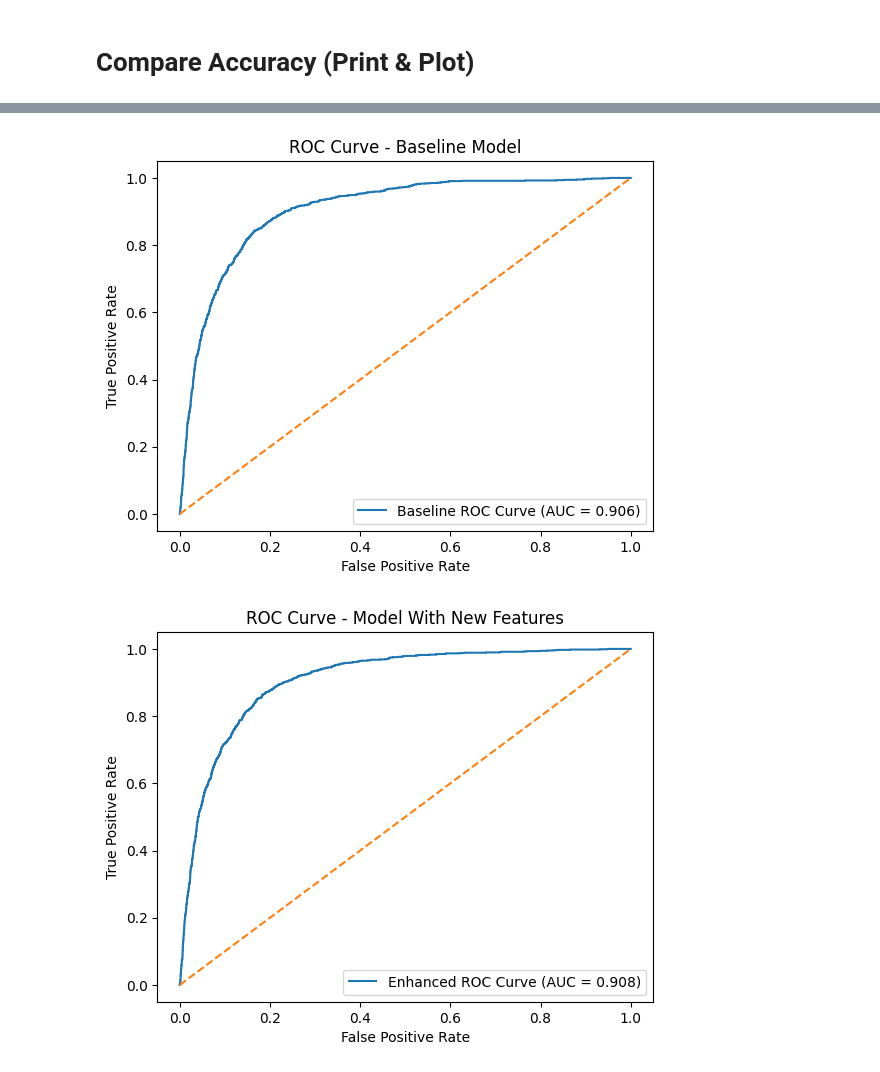
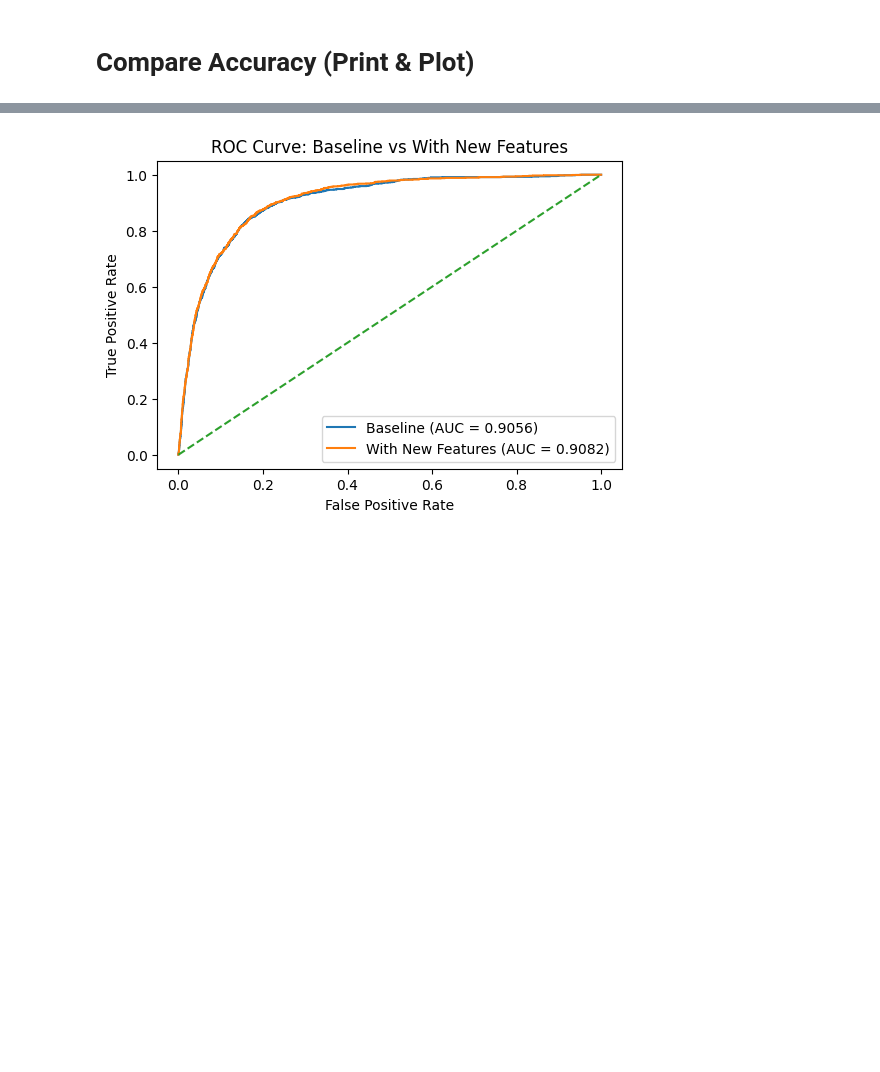
Before and after one commit to gulshan0201/DATA-Science, a Jupyter notebook: Project_ML.ipynb, the cells around one changed output, grey strips where cells are left out. Drawn from its saved outputs; the diff is of its cells as text; code cells hidden in the pictures; blank space fills up the shorter version.

```diff
--- a/Project_ML.ipynb
+++ b/Project_ML.ipynb
@@ -315,56 +315,54 @@ Improvement                          : 0.0010
 # %%
-from sklearn.metrics import roc_curve, auc
+from sklearn.metrics import roc_curve, roc_auc_score
 import matplotlib.pyplot as plt
 
-# Convert target to binary (yes=1, no=0)
-y_test_binary = y_test.map({'no': 0, 'yes': 1})
-y_test_eng_binary = y_test_eng.map({'no': 0, 'yes': 1})
+# ---------------------------------------------------
+# 1. Convert targets to binary (yes -> 1, no -> 0)
+# ---------------------------------------------------
+y_test_binary = (y_test == "yes").astype(int)
+y_test_eng_binary = (y_test_eng == "yes").astype(int)
 
-# ===============================
-# ROC Curve - Baseline Model
-# ===============================
+# ---------------------------------------------------
+# 2. Probabilities from both models
+# ---------------------------------------------------
+y_prob_base = clf_baseline.predict_proba(X_test)[:, 1]
+y_prob_eng = clf_eng.predict_proba(X_test_eng)[:, 1]
 
-y_prob_base = clf_baseline.predict_proba(X_test)[:, 1]
+# ---------------------------------------------------
+# 3. AUC values (use roc_auc_score for clarity)
+# ---------------------------------------------------
+roc_auc_base = roc_auc_score(y_test_binary, y_prob_base)
+roc_auc_eng = roc_auc_score(y_test_eng_binary, y_prob_eng)
+
+# ---------------------------------------------------
+# 4. ROC curves (FPR/TPR)
+# ---------------------------------------------------
 fpr_base, tpr_base, _ = roc_curve(y_test_binary, y_prob_base)
-roc_auc_base = auc(fpr_base, tpr_base)
+fpr_eng, tpr_eng, _ = roc_curve(y_test_eng_binary, y_prob_eng)
 
-plt.figure()
-plt.plot(fpr_base, tpr_base, label=f"Baseline ROC Curve (AUC = {roc_auc_base:.3f})")
-plt.plot([0, 1], [0, 1], linestyle="--")
+# ---------------------------------------------------
+# 5. Plot BOTH curves in one graph
+# ---------------------------------------------------
+plt.figure(figsize=(6, 4))
+plt.plot(fpr_base, tpr_base,
+         label=f"Baseline (AUC = {roc_auc_base:.4f})")
+plt.plot(fpr_eng, tpr_eng,
+         label=f"With New Features (AUC = {roc_auc_eng:.4f})")
+
+plt.plot([0, 1], [0, 1], linestyle="--")  # random classifier line
 plt.xlabel("False Positive Rate")
 plt.ylabel("True Positive Rate")
-plt.title("ROC Curve - Baseline Model")
+plt.title("ROC Curve: Baseline vs With New Features")
 plt.legend()
 plt.show()
 
-
-# ===============================
-# ROC Curve - Enhanced Model
-# ===============================
-
-y_prob_eng = clf_eng.predict_proba(X_test_eng)[:, 1]
-fpr_eng, tpr_eng, _ = roc_curve(y_test_eng_binary, y_prob_eng)
-roc_auc_eng = auc(fpr_eng, tpr_eng)
-
-plt.figure()
-plt.plot(fpr_eng, tpr_eng, label=f"Enhanced ROC Curve (AUC = {roc_auc_eng:.3f})")
-plt.plot([0, 1], [0, 1], linestyle="--")
-plt.xlabel("False Positive Rate")
-plt.ylabel("True Positive Rate")
-plt.title("ROC Curve - Model With New Features")
-plt.legend()
-plt.show()
-
-
-# ===============================
-# Print AUC Comparison
-# ===============================
-
+# ---------------------------------------------------
+# 6. Print AUC comparison (same 4 decimals)
+# ---------------------------------------------------
 print("========== ROC AUC COMPARISON ==========")
-print(f"Baseline AUC : {roc_auc_base:.4f}")
-print(f"Enhanced AUC : {roc_auc_eng:.4f}")
-print(f"AUC Improvement : {roc_auc_eng - roc_auc_base:.4f}")
+print(f"Baseline AUC         : {roc_auc_base:.4f}")
+print(f"With New Features AUC: {roc_auc_eng:.4f}")
+print(f"AUC Improvement      : {roc_auc_eng - roc_auc_base:.4f}")
 # %% [output]
-[figure, old version]
+[figure, new version]
-[figure, removed]
 ========== ROC AUC COMPARISON ==========
```
Also changed, not shown: parts of 2 cells of this notebook.
